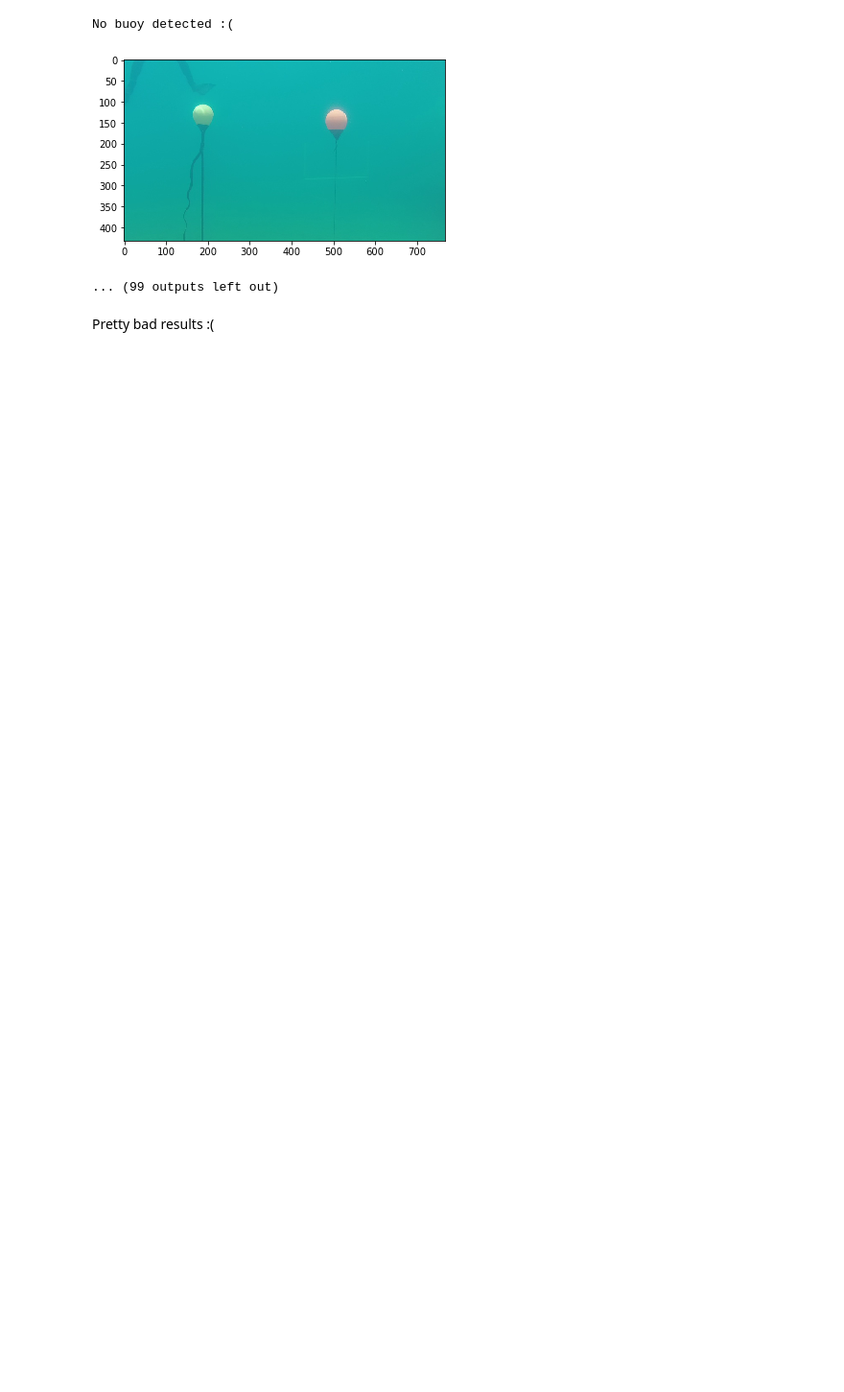
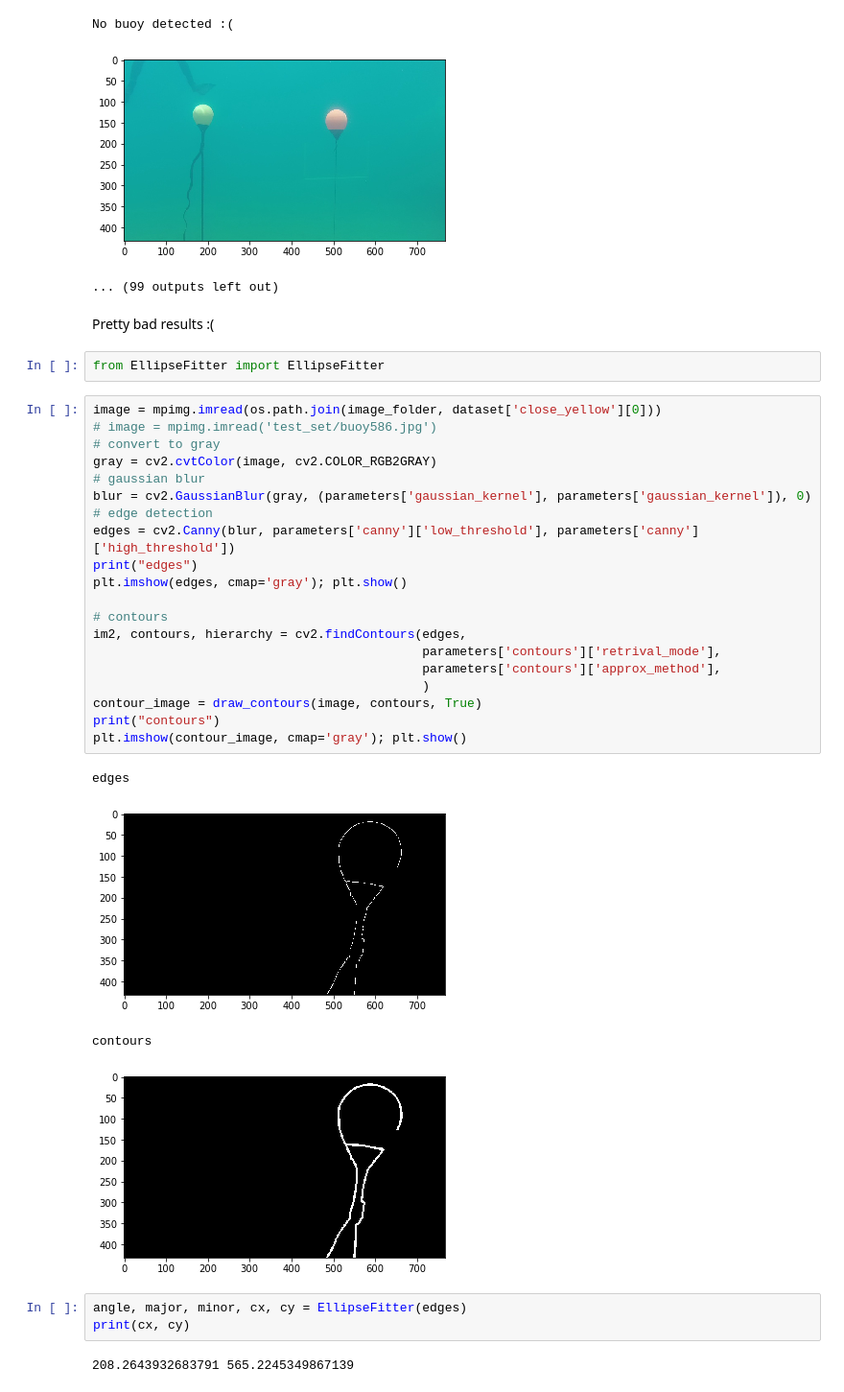
Before and after one commit to rummanwaqar/simple_buoy_detection, a Jupyter notebook: Buoy Detection.ipynb, the cells around one changed output. Shown at 96% size. Drawn from its saved outputs; the diff is of its cells as text; blank space fills up the shorter version.

Commit message:
Tried parameterless

```diff
--- a/Buoy Detection.ipynb
+++ b/Buoy Detection.ipynb
@@ -298,3 +298,35 @@ No buoy detected :(
 ... (99 outputs left out)
 # %% [markdown]
  Pretty bad results :(
+# %%
+from EllipseFitter import EllipseFitter
+# %%
+image = mpimg.imread(os.path.join(image_folder, dataset['close_yellow'][0]))
+# image = mpimg.imread('test_set/buoy586.jpg')
+# convert to gray
+gray = cv2.cvtColor(image, cv2.COLOR_RGB2GRAY)
+# gaussian blur
+blur = cv2.GaussianBlur(gray, (parameters['gaussian_kernel'], parameters['gaussian_kernel']), 0)
+# edge detection
+edges = cv2.Canny(blur, parameters['canny']['low_threshold'], parameters['canny']['high_threshold'])
+print("edges")
+plt.imshow(edges, cmap='gray'); plt.show()
+
+# contours
+im2, contours, hierarchy = cv2.findContours(edges,
+                                            parameters['contours']['retrival_mode'],
+                                            parameters['contours']['approx_method'],
+                                            )
+contour_image = draw_contours(image, contours, True)
+print("contours")
+plt.imshow(contour_image, cmap='gray'); plt.show()
+# %% [output]
+edges
+[figure, added]
+contours
+[figure, added]
+# %%
+angle, major, minor, cx, cy = EllipseFitter(edges)
+print(cx, cy)
+# %% [output]
+208.2643932683791 565.2245349867139
```
Also changed, not shown: parts of 4 cells of this notebook, 2 other files.
